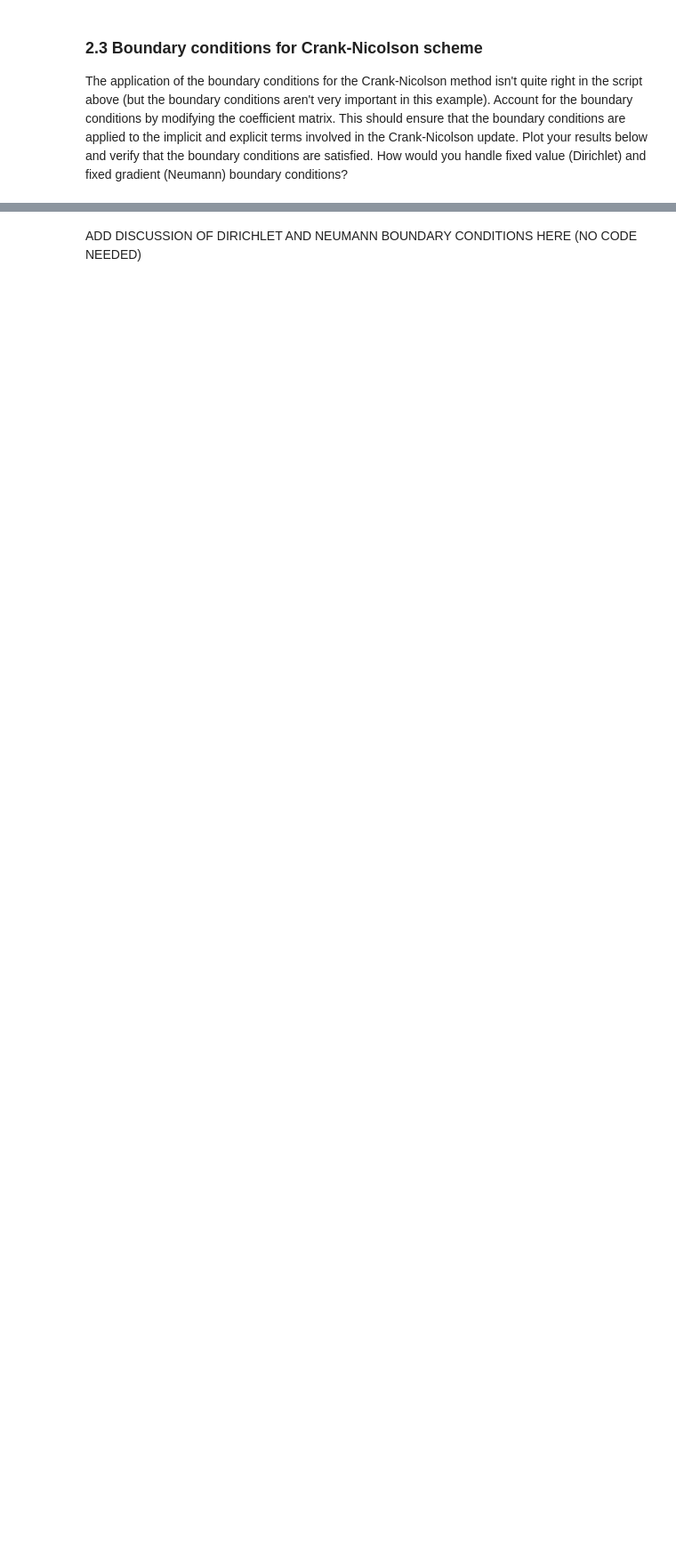
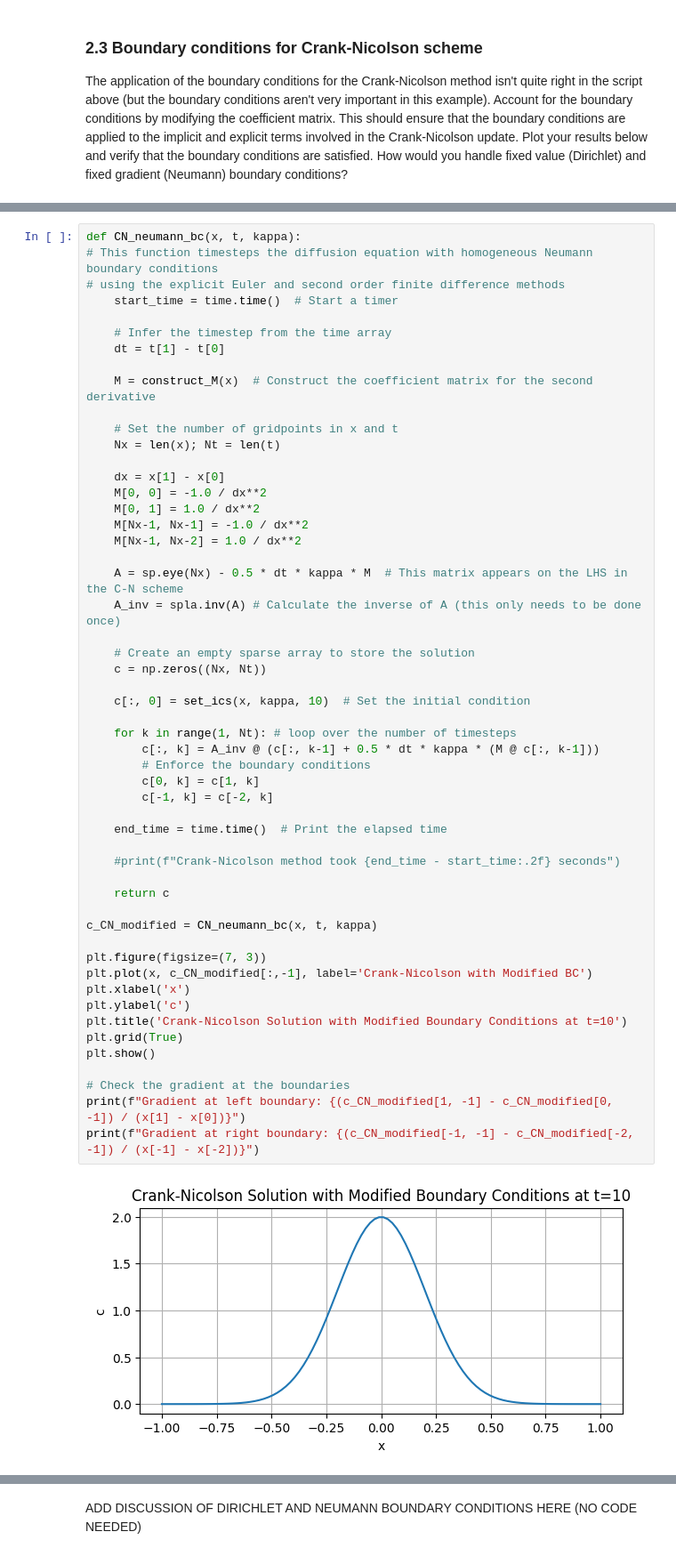
Before and after one commit to isabelgilchristmiller/QCES, a Jupyter notebook: Project1_numerical_methods.ipynb, the cells around one changed output, grey strips where cells are left out. Shown at 89% size. Cells and saved outputs as stored; diff of their text form; blank space fills up the shorter version.

```diff
--- a/Project1_numerical_methods.ipynb
+++ b/Project1_numerical_methods.ipynb
@@ -498,0 +499,55 @@ SyntaxError: invalid syntax (ipython-input-2790930227.py, line 1)
+# %%
+def CN_neumann_bc(x, t, kappa):
+# This function timesteps the diffusion equation with homogeneous Neumann boundary conditions
+# using the explicit Euler and second order finite difference methods
+    start_time = time.time()  # Start a timer
+
+    # Infer the timestep from the time array
+    dt = t[1] - t[0]
+
+    M = construct_M(x)  # Construct the coefficient matrix for the second derivative
+
+    # Set the number of gridpoints in x and t
+    Nx = len(x); Nt = len(t)
+
+    dx = x[1] - x[0]
+    M[0, 0] = -1.0 / dx**2
+    M[0, 1] = 1.0 / dx**2
+    M[Nx-1, Nx-1] = -1.0 / dx**2
+    M[Nx-1, Nx-2] = 1.0 / dx**2
+
+    A = sp.eye(Nx) - 0.5 * dt * kappa * M  # This matrix appears on the LHS in the C-N scheme
+    A_inv = spla.inv(A) # Calculate the inverse of A (this only needs to be done once)
+
+    # Create an empty sparse array to store the solution
+    c = np.zeros((Nx, Nt))
+
+    c[:, 0] = set_ics(x, kappa, 10)  # Set the initial condition
+
+    for k in range(1, Nt): # loop over the number of timesteps
+        c[:, k] = A_inv @ (c[:, k-1] + 0.5 * dt * kappa * (M @ c[:, k-1]))
+        # Enforce the boundary conditions
+        c[0, k] = c[1, k]
+        c[-1, k] = c[-2, k]
+
+    end_time = time.time()  # Print the elapsed time
+
+    #print(f"Crank-Nicolson method took {end_time - start_time:.2f} seconds")
+
+    return c
+
+c_CN_modified = CN_neumann_bc(x, t, kappa)
+
+plt.figure(figsize=(7, 3))
+plt.plot(x, c_CN_modified[:,-1], label='Crank-Nicolson with Modified BC')
+plt.xlabel('x')
+plt.ylabel('c')
+plt.title('Crank-Nicolson Solution with Modified Boundary Conditions at t=10')
+plt.grid(True)
+plt.show()
+
+# Check the gradient at the boundaries
+print(f"Gradient at left boundary: {(c_CN_modified[1, -1] - c_CN_modified[0, -1]) / (x[1] - x[0])}")
+print(f"Gradient at right boundary: {(c_CN_modified[-1, -1] - c_CN_modified[-2, -1]) / (x[-1] - x[-2])}")
+# %% [output]
+[figure, added]
```
Also changed, not shown: parts of 8 cells of this notebook.
